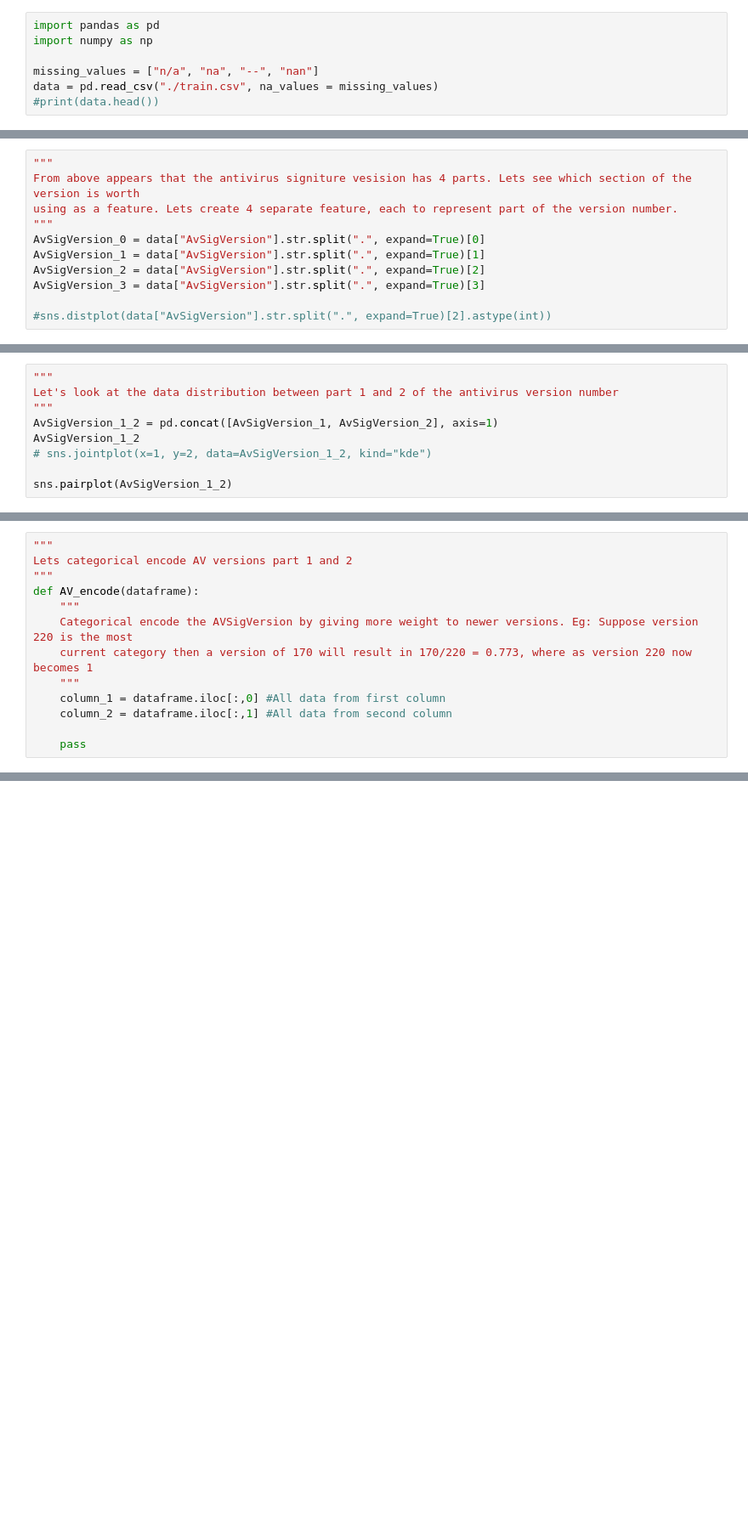
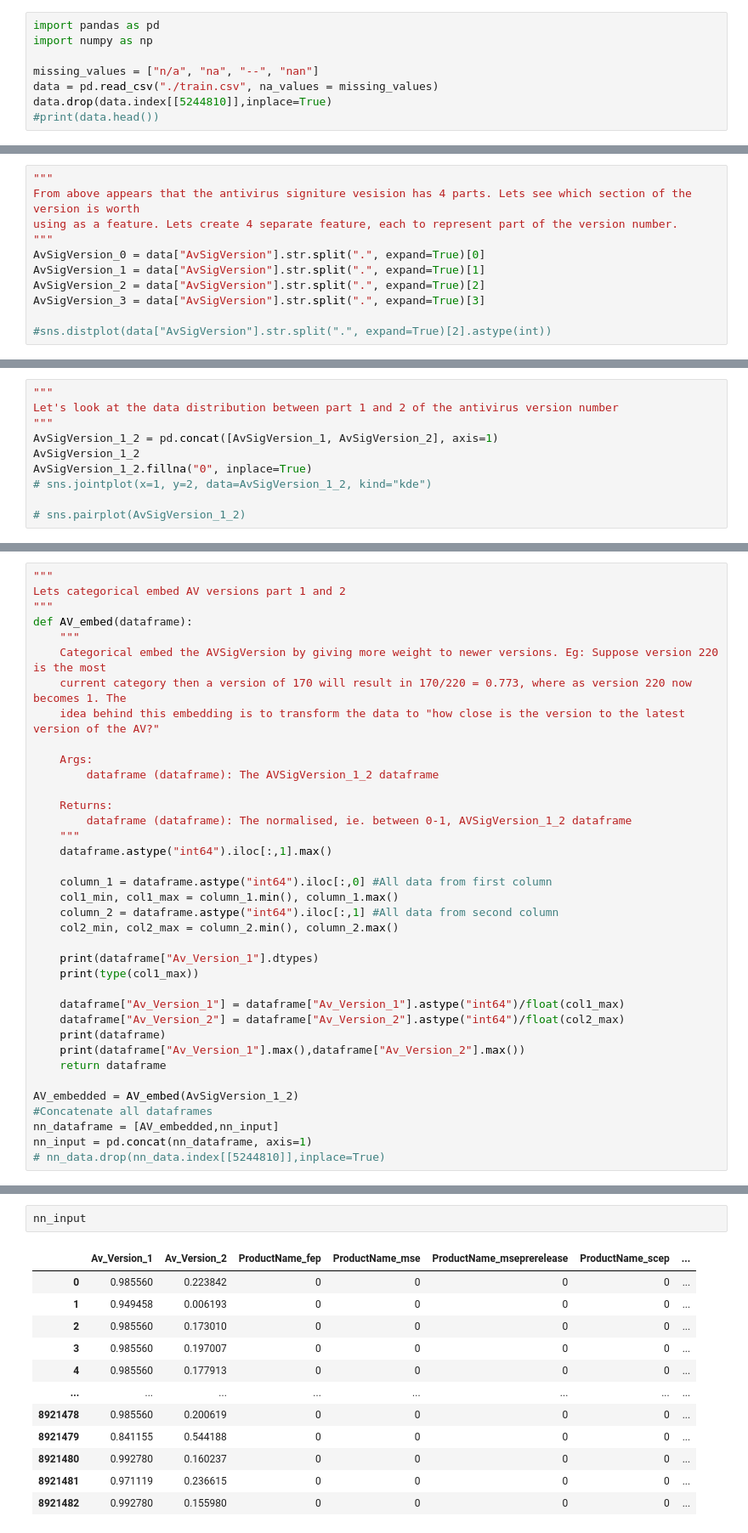
Before and after one commit to mshaio/Cyber, a Jupyter notebook: MicrosoftMalwarePredictionData/PC Virus Infection NN.ipynb, the cells around one changed output, grey strips where cells are left out. Shown at 85% size. Drawn from its saved outputs; the diff is of its cells as text; blank space fills up the shorter version.

```diff
--- a/MicrosoftMalwarePredictionData/PC Virus Infection NN.ipynb
+++ b/MicrosoftMalwarePredictionData/PC Virus Infection NN.ipynb
@@ -4,4 +4,5 @@ import numpy as np
 
 missing_values = ["n/a", "na", "--", "nan"]
 data = pd.read_csv("./train.csv", na_values = missing_values)
+data.drop(data.index[[5244810]],inplace=True)
 #print(data.head())
@@ -360,6 +359,7 @@ Let's look at the data distribution between part 1 and 2 of the antivirus versio
 """
 AvSigVersion_1_2 = pd.concat([AvSigVersion_1, AvSigVersion_2], axis=1)
 AvSigVersion_1_2
+AvSigVersion_1_2.fillna("0", inplace=True)
 # sns.jointplot(x=1, y=2, data=AvSigVersion_1_2, kind="kde")
 
-sns.pairplot(AvSigVersion_1_2)
+# sns.pairplot(AvSigVersion_1_2)
@@ -369,13 +386,37 @@ sns.pairplot(AvSigVersion_1_2)
 # %%
 """
-Lets categorical encode AV versions part 1 and 2
+Lets categorical embed AV versions part 1 and 2
 """
-def AV_encode(dataframe):
+def AV_embed(dataframe):
     """
-    Categorical encode the AVSigVersion by giving more weight to newer versions. Eg: Suppose version 220 is the most
-    current category then a version of 170 will result in 170/220 = 0.773, where as version 220 now becomes 1
+    Categorical embed the AVSigVersion by giving more weight to newer versions. Eg: Suppose version 220 is the most
+    current category then a version of 170 will result in 170/220 = 0.773, where as version 220 now becomes 1. The
+    idea behind this embedding is to transform the data to "how close is the version to the latest version of the AV?"
+
+    Args:
+        dataframe (dataframe): The AVSigVersion_1_2 dataframe
+
+    Returns:
+        dataframe (dataframe): The normalised, ie. between 0-1, AVSigVersion_1_2 dataframe
     """
-    column_1 = dataframe.iloc[:,0] #All data from first column
-    column_2 = dataframe.iloc[:,1] #All data from second column
+    dataframe.astype("int64").iloc[:,1].max()
 
-    pass
+    column_1 = dataframe.astype("int64").iloc[:,0] #All data from first column
+    col1_min, col1_max = column_1.min(), column_1.max()
+    column_2 = dataframe.astype("int64").iloc[:,1] #All data from second column
+    col2_min, col2_max = column_2.min(), column_2.max()
+
+    print(dataframe["Av_Version_1"].dtypes)
+    print(type(col1_max))
+
+    dataframe["Av_Version_1"] = dataframe["Av_Version_1"].astype("int64")/float(col1_max)
+    dataframe["Av_Version_2"] = dataframe["Av_Version_2"].astype("int64")/float(col2_max)
+    print(dataframe)
+    print(dataframe["Av_Version_1"].max(),dataframe["Av_Version_2"].max())
+    return dataframe
+
+AV_embedded = AV_embed(AvSigVersion_1_2)
+#Concatenate all dataframes
+nn_dataframe = [AV_embedded,nn_input]
+nn_input = pd.concat(nn_dataframe, axis=1)
+# nn_data.drop(nn_data.index[[5244810]],inplace=True)
@@ -402,0 +441,15 @@ AvSigVersion_1_2.index[type(AvSigVersion_1_2) == float].tolist()
+# %%
+nn_input
+# %% [output]
+|  | Av_Version_1 | Av_Version_2 | ProductName_fep | ProductName_mse | ProductName_mseprerelease | ProductName_scep | ... |
+| 0 | 0.985560 | 0.223842 | 0 | 0 | 0 | 0 | ... |
+| 1 | 0.949458 | 0.006193 | 0 | 0 | 0 | 0 | ... |
+| 2 | 0.985560 | 0.173010 | 0 | 0 | 0 | 0 | ... |
+| 3 | 0.985560 | 0.197007 | 0 | 0 | 0 | 0 | ... |
+| 4 | 0.985560 | 0.177913 | 0 | 0 | 0 | 0 | ... |
+| ... | ... | ... | ... | ... | ... | ... | ... |
+| 8921478 | 0.985560 | 0.200619 | 0 | 0 | 0 | 0 | ... |
+| 8921479 | 0.841155 | 0.544188 | 0 | 0 | 0 | 0 | ... |
+| 8921480 | 0.992780 | 0.160237 | 0 | 0 | 0 | 0 | ... |
+| 8921481 | 0.971119 | 0.236615 | 0 | 0 | 0 | 0 | ... |
+| 8921482 | 0.992780 | 0.155980 | 0 | 0 | 0 | 0 | ... |
```
Also changed, not shown: parts of 21 cells of this notebook.
